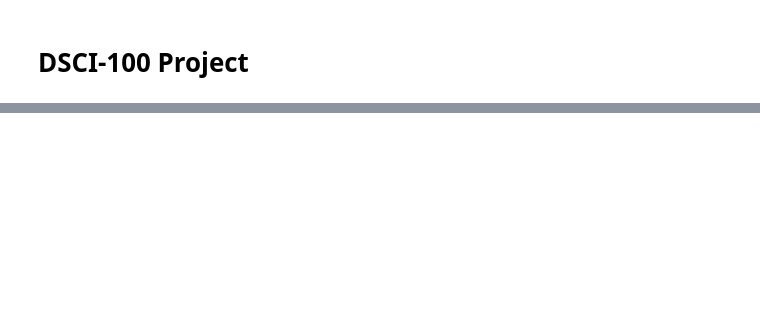
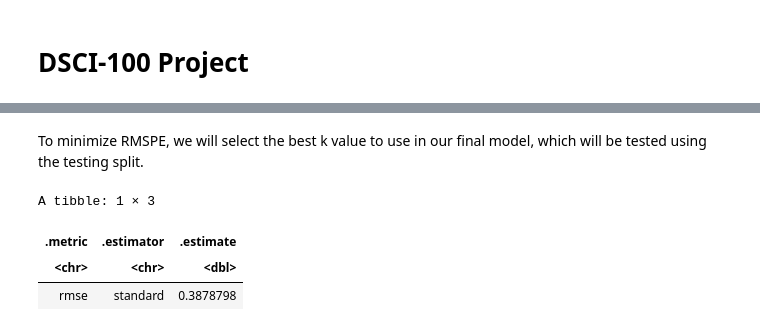
Before and after one commit to Freddy891/dsci-100-project, a Jupyter notebook: Analysis.ipynb, the cells around one changed output, grey strips where cells are left out. Saved outputs shown, nothing was run; the diff lists cells and outputs as text; code cells hidden in the pictures; blank space fills up the shorter version.

```diff
--- a/Analysis.ipynb
+++ b/Analysis.ipynb
@@ -54,0 +173,24 @@ In this context, session data becomes redundant as they are obtained after recui
+# %% [markdown]
+To minimize RMSPE, we will select the best k value to use in our final model, which will be tested using the testing split.
+# %%
+final_spec <- nearest_neighbor(weight_func = "rectangular", neighbors = best_k) |>
+    set_engine("kknn") |>
+    set_mode("regression")
+
+final_results <- workflow() |>
+    add_recipe(analysis_recipe) |>
+    add_model(final_spec) |>
+    fit(analysis_testing) |>
+    predict(analysis_testing) |>
+    bind_cols(analysis_testing)
+
+metrics <- final_results |>
+    metrics(truth = avg_session_hrs, estimate = .pred) |>
+    filter(.metric == 'rmse')
+
+metrics
+# %% [output]
+A tibble: 1 × 3
+| .metric | .estimator | .estimate |
+| <chr> | <chr> | <dbl> |
+| rmse | standard | 0.3878798 |
```
Also changed, not shown: parts of 14 cells of this notebook.
